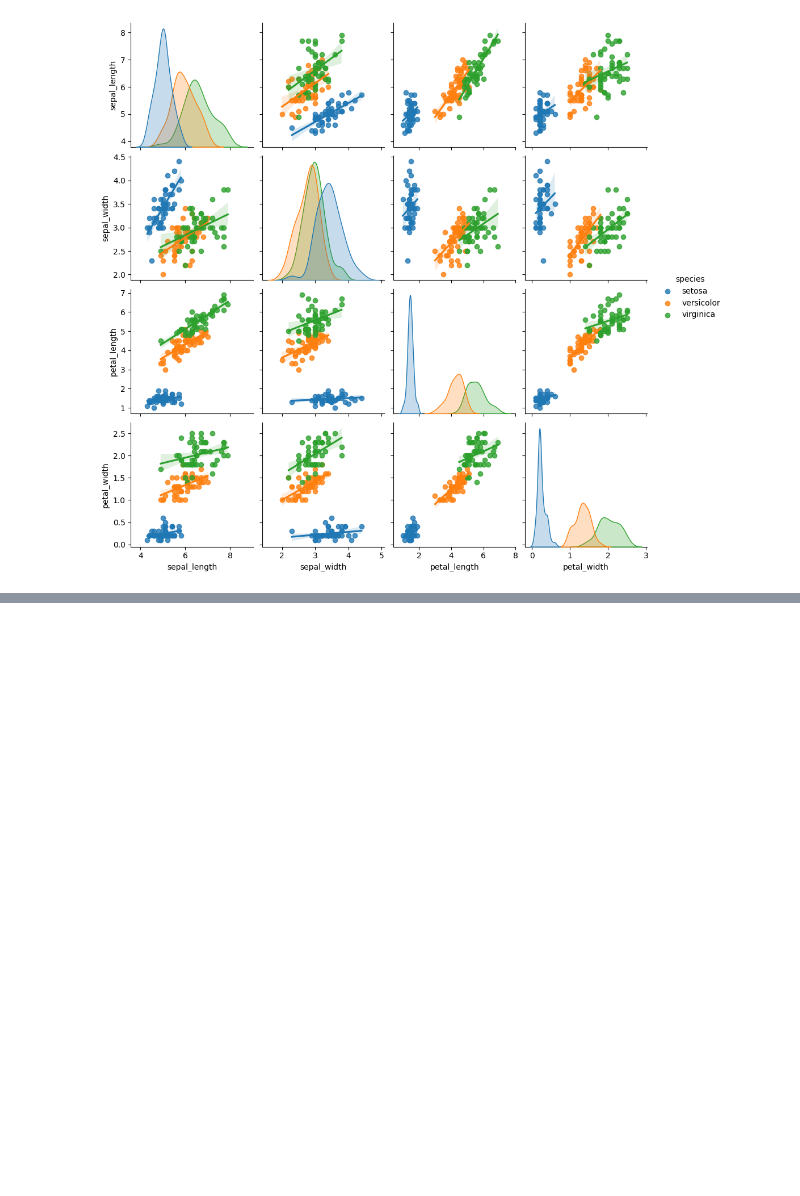
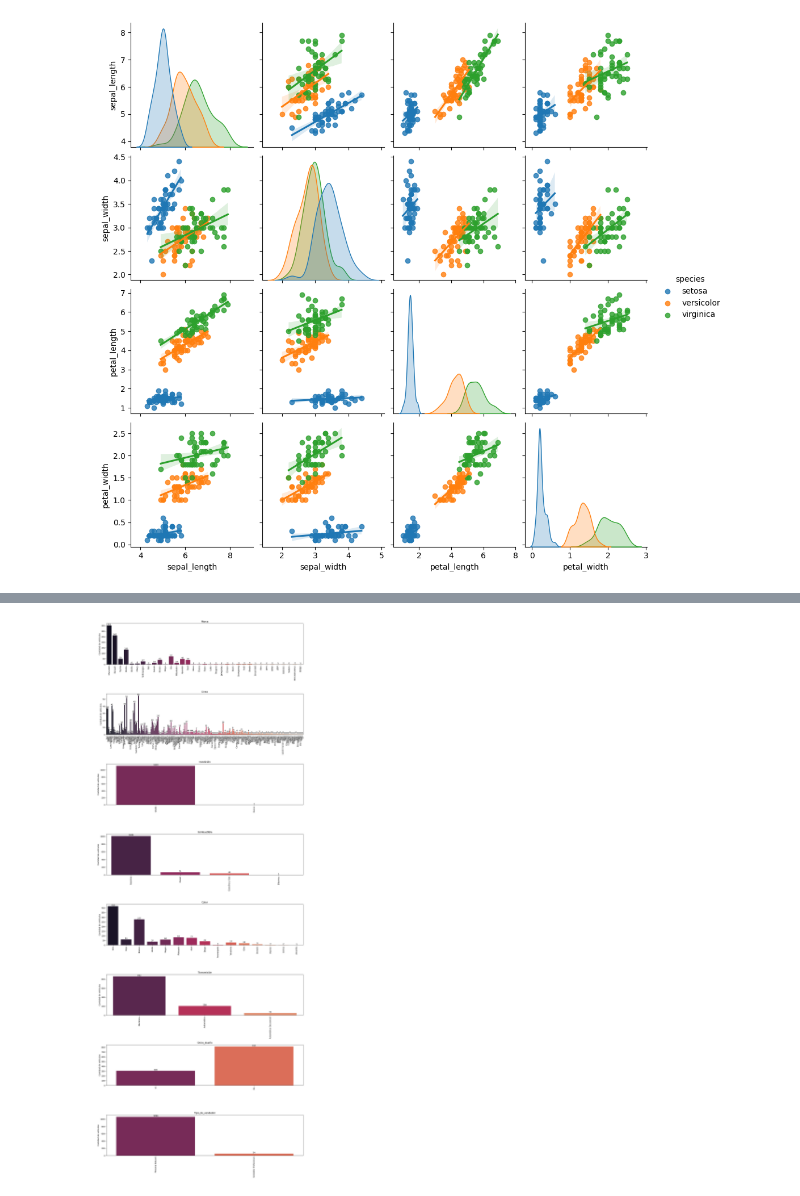
Before and after one commit to ElfenCamii/bootcamp_analisis_de_Datos, a Jupyter notebook: unidad_5/02_graficas_pandas.ipynb, the cells around one changed output, grey strips where cells are left out. Drawn from its saved outputs; the diff is of its cells as text; code cells hidden in the pictures; blank space fills up the shorter version.

```diff
--- a/unidad_5/02_graficas_pandas.ipynb
+++ b/unidad_5/02_graficas_pandas.ipynb
@@ -69,0 +91,43 @@ cols_num = [x for x in columnas if df_olx_medallo[x].dtype != 'object']
+# %%
+###
+# Mi solución
+###
+
+cols_graficar = [
+    'marca',
+    'linea',
+    'condición',
+    'combustible',
+    'color',
+    'transmisión',
+    'único_dueño',
+    'tipo_de_vendedor'
+]
+
+n_cols = 1  # columnas de subplots
+n_rows = (len(cols_graficar) + n_cols - 1) // n_cols  # filas necesarias
+fig, axes = plt.subplots(n_rows, n_cols, figsize=(15, n_rows*5))
+axes = axes.flatten()  # para iterar más fácil
+
+for i, col in enumerate(cols_graficar):
+    ax = axes[i]
+    sns.countplot(x=col, data=df_olx_medallo, hue=col, palette='rocket', ax=ax)
+    ax.set_title(col.capitalize())
+    ax.set_ylabel('Cantidad de vehículos')
+    ax.set_xlabel('')
+    ax.tick_params(axis='x', rotation=90)
+
+    for p in ax.patches:
+        ax.annotate(
+            int(p.get_height()),
+            (p.get_x() + p.get_width()/2, p.get_height()),
+            ha='center', va='bottom'
+        )
+
+for j in range(i+1, len(axes)):
+    fig.delaxes(axes[j])
+
+plt.tight_layout()
+plt.show()
+# %% [output]
+[figure, added]
```
Also changed, not shown: parts of 9 cells of this notebook, 5 other files.
